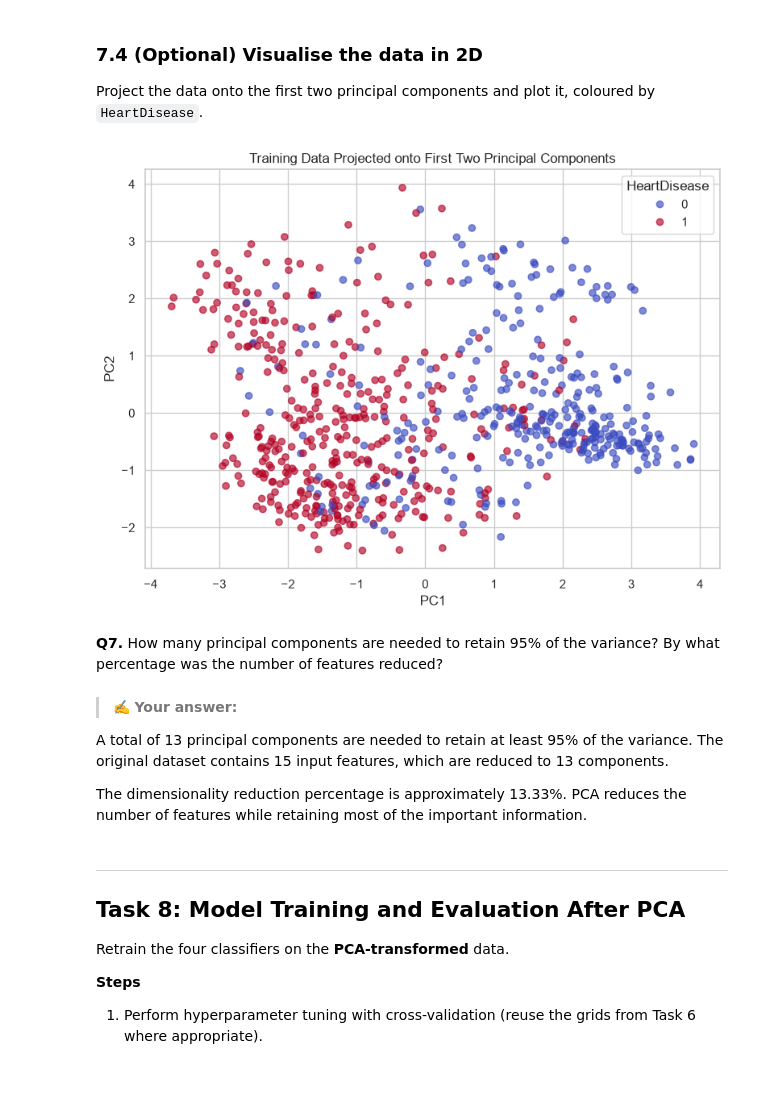
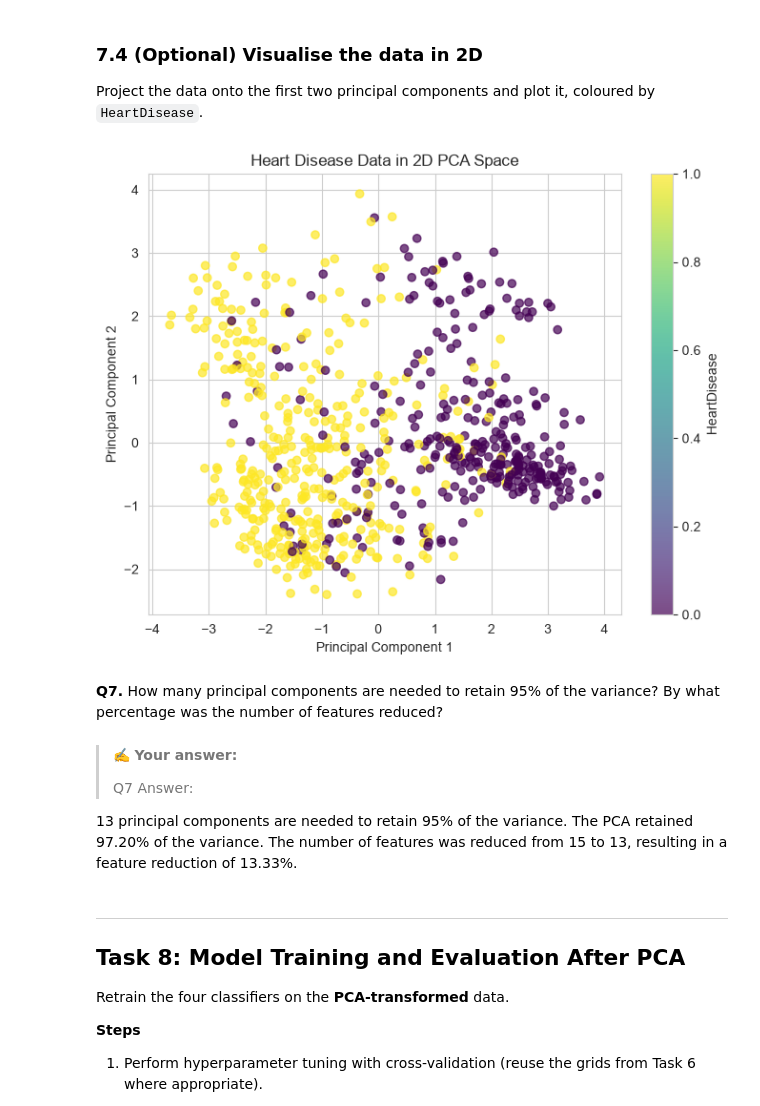
Before and after one commit to ddivya-c/DS-datascience, a Jupyter notebook: Lab 9/Heart_Disease_PCA_Assignment.ipynb, the cells around one changed output. Saved outputs shown, nothing was run; the diff lists cells and outputs as text; code cells hidden in the pictures; blank space fills up the shorter version.

```diff
--- a/Lab 9/Heart_Disease_PCA_Assignment.ipynb
+++ b/Lab 9/Heart_Disease_PCA_Assignment.ipynb
@@ -647,11 +1024,2 @@ NameError: name 'StratifiedKFold' is not defined
 # %% [markdown]
 ### 6.2 Tune KNN
-# %%
-# Tune KNN using training data only
-knn_search = GridSearchCV(KNeighborsClassifier(), param_grids["KNN"], cv=cv, scoring=scoring, n_jobs=-1)
-knn_search.fit(X_train_scaled, y_train)
-knn_tuned, knn_tuned_metrics = evaluate_model(
-    knn_search.best_estimator_, X_train_scaled, X_test_scaled, y_train, y_test, "Tuned KNN"
-)
-print("Best parameters:", knn_search.best_params_)
-print("Best mean CV F1:", knn_search.best_score_)
@@ -701,13 +1171,2 @@ Best mean CV F1: 0.8492476134117917
 # %% [markdown]
 ### 6.5 Tune Random Forest
-# %%
-# Write your code here
-# Tune Random Forest
-rf_search = GridSearchCV(RandomForestClassifier(random_state=RANDOM_STATE),
-                         param_grids["Random Forest"], cv=cv, scoring=scoring, n_jobs=-1)
-rf_search.fit(X_train_scaled, y_train)
-rf_tuned, rf_tuned_metrics = evaluate_model(
-    rf_search.best_estimator_, X_train_scaled, X_test_scaled, y_train, y_test, "Tuned Random Forest"
-)
-print("Best parameters:", rf_search.best_params_)
-print("Best mean CV F1:", rf_search.best_score_)
@@ -872,29 +1448,42 @@ PCA testing shape: (180, 13)
 ### 7.4 (Optional) Visualise the data in 2D
 Project the data onto the first two principal components and plot it, coloured by `HeartDisease`.
 # %%
-# Write your code here
-# Optional: visualise first two principal components (if available)
-if X_train_pca.shape[1] >= 2:
-    pca_2d = PCA(n_components=2)
-    train_2d = pca_2d.fit_transform(X_train_scaled)
-    plt.figure(figsize=(8, 6))
-    scatter = plt.scatter(train_2d[:, 0], train_2d[:, 1], c=y_train, alpha=0.65, cmap="coolwarm")
-    plt.xlabel("PC1")
-    plt.ylabel("PC2")
-    plt.title("Training Data Projected onto First Two Principal Components")
-    plt.legend(*scatter.legend_elements(), title="HeartDisease")
-    plt.tight_layout()
-    plt.show()
+# Visualise first two principal components
+
+pca_2d = PCA(n_components=2)
+
+X_train_pca_2d = pca_2d.fit_transform(X_train_scaled)
+
+plt.figure(figsize=(8, 6))
+
+scatter = plt.scatter(
+    X_train_pca_2d[:, 0],
+    X_train_pca_2d[:, 1],
+    c=y_train,
+    cmap="viridis",
+    alpha=0.7
+)
+
+plt.xlabel("Principal Component 1")
+plt.ylabel("Principal Component 2")
+plt.title("Heart Disease Data in 2D PCA Space")
+
+plt.colorbar(
+    scatter,
+    label="HeartDisease"
+)
+
+plt.show()
 # %% [output]
-[figure, old version]
+[figure, new version]
 # %% [markdown]
 **Q7.** How many principal components are needed to retain 95% of the variance? By what percentage was the number of features reduced?
-# %% [markdown]
-> ✍️ **Your answer:**
-
-A total of 13 principal components are needed to retain at least 95% of the variance. The original dataset contains 15 input features, which are reduced to 13 components.
-
-The dimensionality reduction percentage is approximately 13.33%. PCA reduces the number of features while retaining most of the important information.
+# %% [markdown]
+> ✍️ **Your answer:**
+>
+> Q7 Answer:
+
+13 principal components are needed to retain 95% of the variance. The PCA retained 97.20% of the variance. The number of features was reduced from 15 to 13, resulting in a feature reduction of 13.33%.
 # %% [markdown]
 ---
 ## Task 8: Model Training and Evaluation After PCA
```
Also changed, not shown: parts of 89 cells of this notebook.
